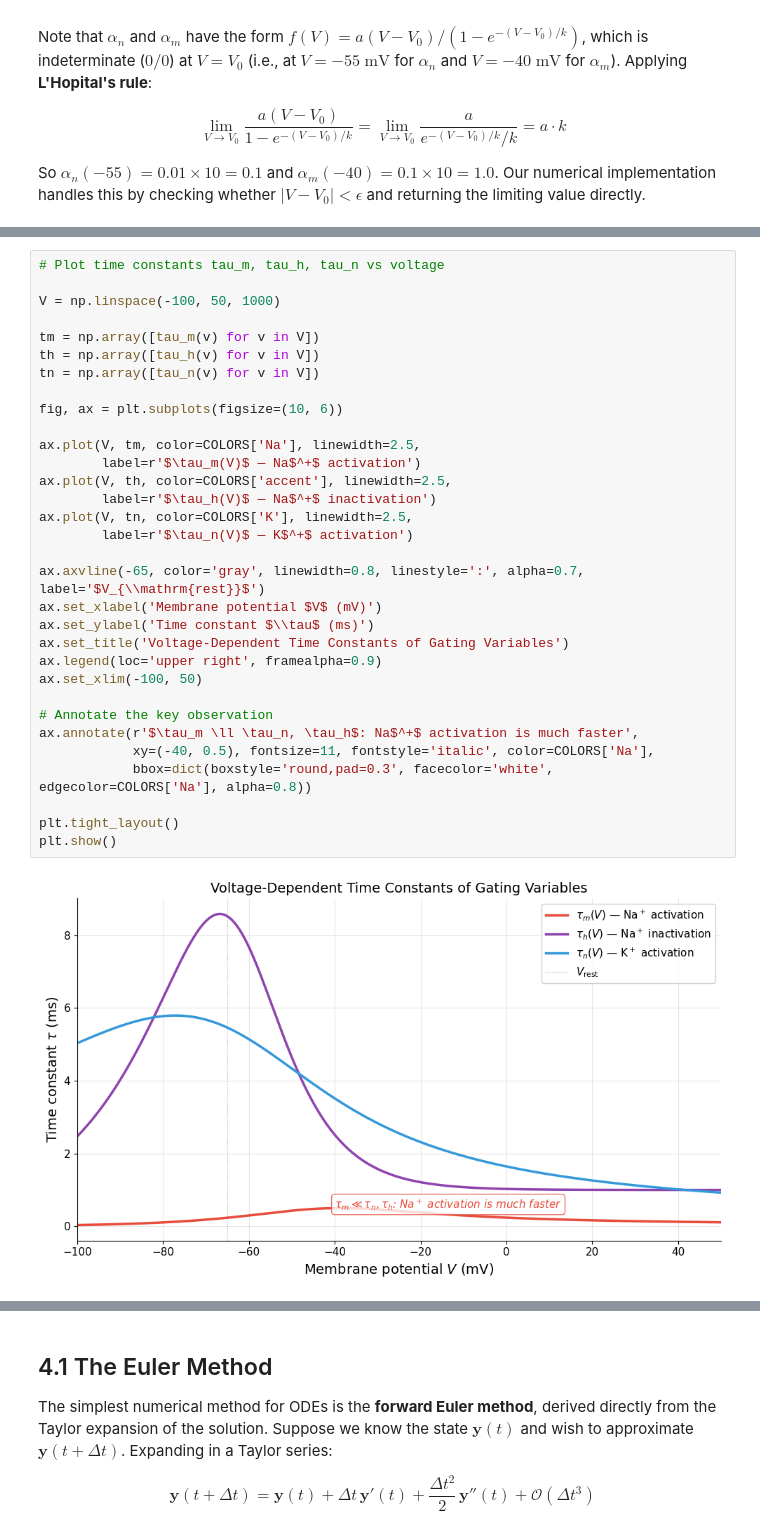
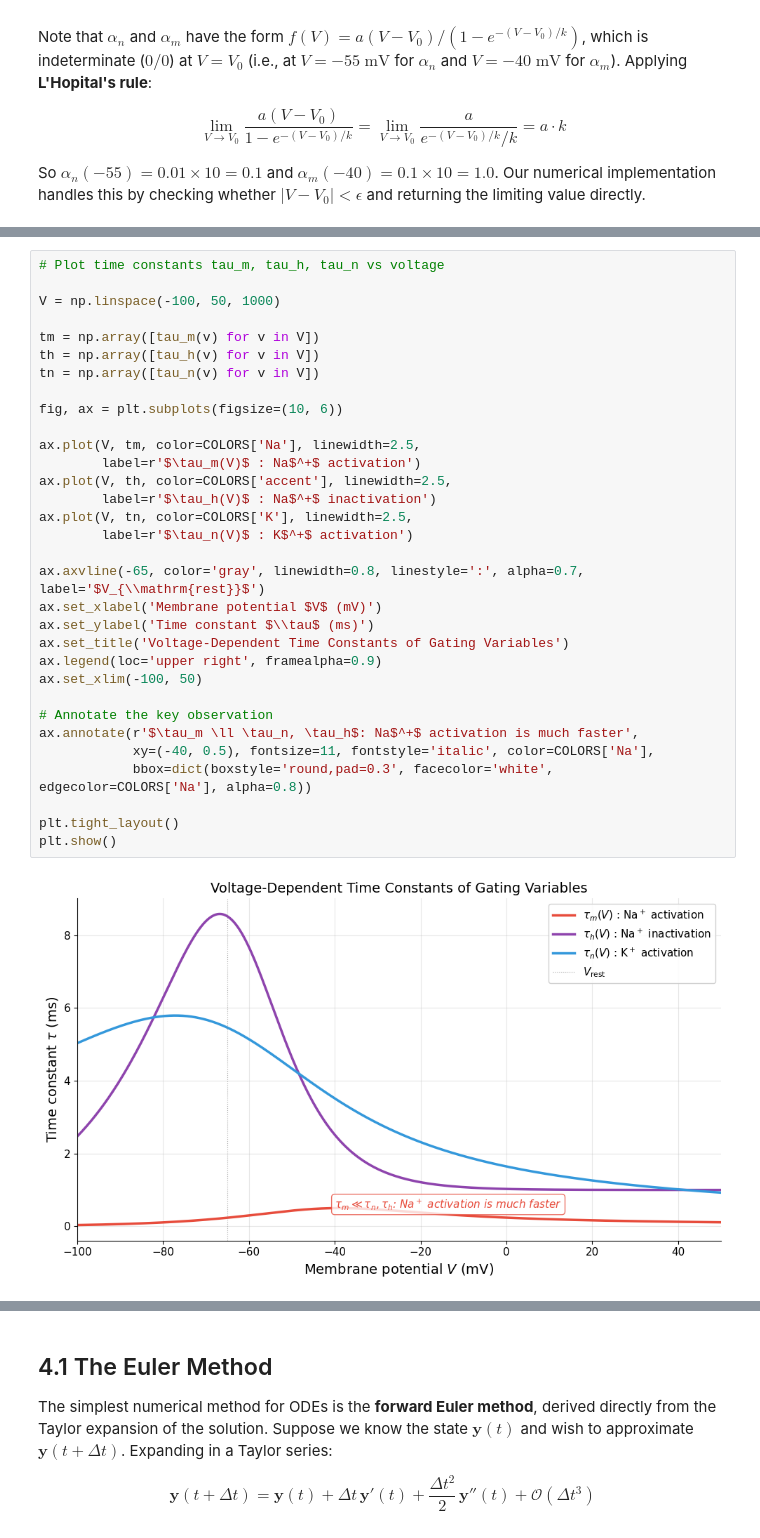
Before and after one commit to Mixnikon108/neural-membrane-dynamics, a Jupyter notebook: notebooks/hodgkin_huxley_dynamics.ipynb, the cells around one changed output, grey strips where cells are left out. Cells and saved outputs as stored; diff of their text form.

```diff
--- a/notebooks/hodgkin_huxley_dynamics.ipynb
+++ b/notebooks/hodgkin_huxley_dynamics.ipynb
@@ -457,37 +457,37 @@ plt.show()
 # %%
 # Plot time constants tau_m, tau_h, tau_n vs voltage
 
 V = np.linspace(-100, 50, 1000)
 
 tm = np.array([tau_m(v) for v in V])
 th = np.array([tau_h(v) for v in V])
 tn = np.array([tau_n(v) for v in V])
 
 fig, ax = plt.subplots(figsize=(10, 6))
 
 ax.plot(V, tm, color=COLORS['Na'], linewidth=2.5,
-        label=r'$\tau_m(V)$ — Na$^+$ activation')
+        label=r'$\tau_m(V)$ : Na$^+$ activation')
 ax.plot(V, th, color=COLORS['accent'], linewidth=2.5,
-        label=r'$\tau_h(V)$ — Na$^+$ inactivation')
+        label=r'$\tau_h(V)$ : Na$^+$ inactivation')
 ax.plot(V, tn, color=COLORS['K'], linewidth=2.5,
-        label=r'$\tau_n(V)$ — K$^+$ activation')
+        label=r'$\tau_n(V)$ : K$^+$ activation')
 
 ax.axvline(-65, color='gray', linewidth=0.8, linestyle=':', alpha=0.7, label='$V_{\\mathrm{rest}}$')
 ax.set_xlabel('Membrane potential $V$ (mV)')
 ax.set_ylabel('Time constant $\\tau$ (ms)')
 ax.set_title('Voltage-Dependent Time Constants of Gating Variables')
 ax.legend(loc='upper right', framealpha=0.9)
 ax.set_xlim(-100, 50)
 
 # Annotate the key observation
 ax.annotate(r'$\tau_m \ll \tau_n, \tau_h$: Na$^+$ activation is much faster',
             xy=(-40, 0.5), fontsize=11, fontstyle='italic', color=COLORS['Na'],
             bbox=dict(boxstyle='round,pad=0.3', facecolor='white', edgecolor=COLORS['Na'], alpha=0.8))
 
 plt.tight_layout()
 plt.show()
 # %% [output]
-[figure, old version]
+[figure, new version]
 # %% [markdown]
 ## 3.5 The Complete Model
 
```
Also changed, not shown: parts of 52 cells of this notebook.
